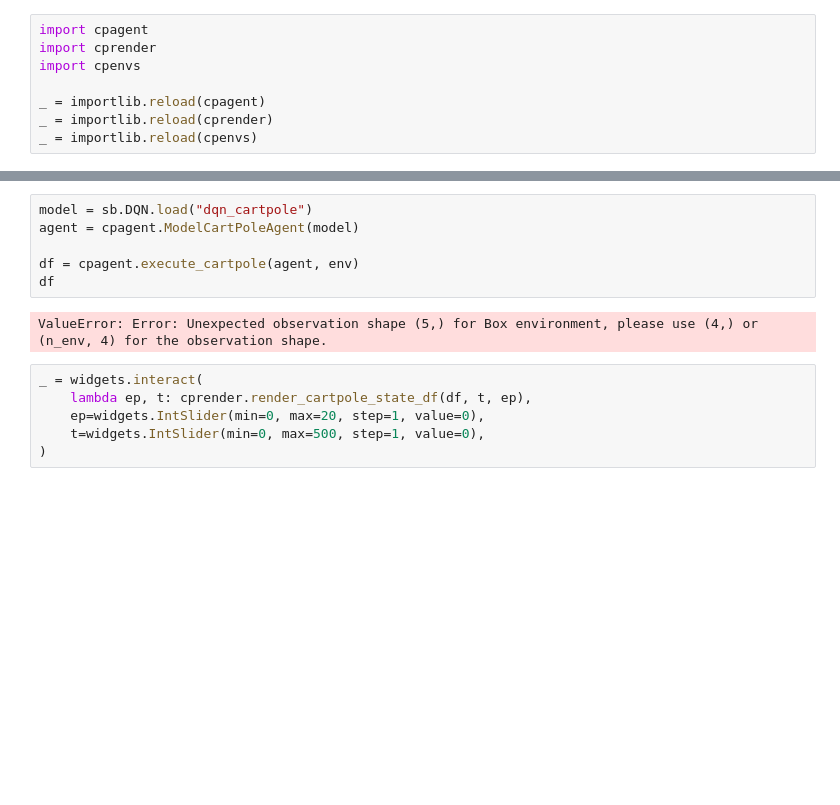
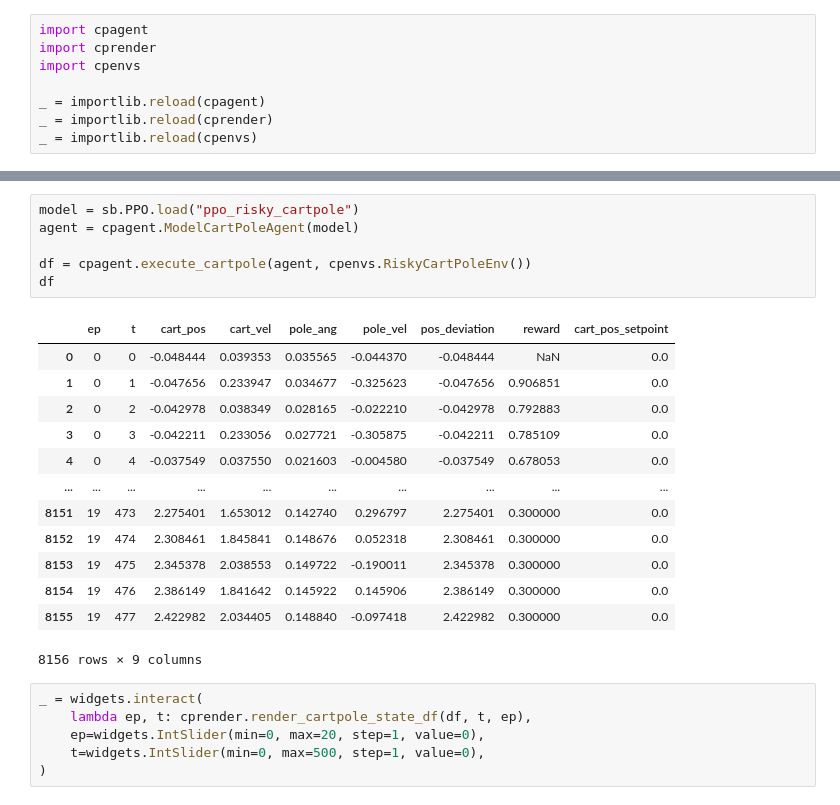
Before and after one commit to mirkoruether/studienarbeit-ml-controls, a Jupyter notebook: cartpole/cartpole_dqn.ipynb, the cells around one changed output, grey strips where cells are left out. Saved outputs shown, nothing was run; the diff lists cells and outputs as text; blank space fills up the shorter version.

```diff
--- a/cartpole/cartpole_dqn.ipynb
+++ b/cartpole/cartpole_dqn.ipynb
@@ -40,11 +33,23 @@ Reusing TensorBoard on port 6006 (pid 22172), started 0:05:44 ago. (Use '!kill 2
 # %%
-model = sb.DQN.load("dqn_cartpole")
+model = sb.PPO.load("ppo_risky_cartpole")
 agent = cpagent.ModelCartPoleAgent(model)
 
-df = cpagent.execute_cartpole(agent, env)
+df = cpagent.execute_cartpole(agent, cpenvs.RiskyCartPoleEnv())
 df
 # %% [output]
+|  | ep | t | cart_pos | cart_vel | pole_ang | pole_vel | pos_deviation | reward | cart_pos_setpoint |
+| 0 | 0 | 0 | -0.048444 | 0.039353 | 0.035565 | -0.044370 | -0.048444 | NaN | 0.0 |
+| 1 | 0 | 1 | -0.047656 | 0.233947 | 0.034677 | -0.325623 | -0.047656 | 0.906851 | 0.0 |
+| 2 | 0 | 2 | -0.042978 | 0.038349 | 0.028165 | -0.022210 | -0.042978 | 0.792883 | 0.0 |
+| 3 | 0 | 3 | -0.042211 | 0.233056 | 0.027721 | -0.305875 | -0.042211 | 0.785109 | 0.0 |
+| 4 | 0 | 4 | -0.037549 | 0.037550 | 0.021603 | -0.004580 | -0.037549 | 0.678053 | 0.0 |
+| ... | ... | ... | ... | ... | ... | ... | ... | ... | ... |
+| 8151 | 19 | 473 | 2.275401 | 1.653012 | 0.142740 | 0.296797 | 2.275401 | 0.300000 | 0.0 |
+| 8152 | 19 | 474 | 2.308461 | 1.845841 | 0.148676 | 0.052318 | 2.308461 | 0.300000 | 0.0 |
+| 8153 | 19 | 475 | 2.345378 | 2.038553 | 0.149722 | -0.190011 | 2.345378 | 0.300000 | 0.0 |
+| 8154 | 19 | 476 | 2.386149 | 1.841642 | 0.145922 | 0.145906 | 2.386149 | 0.300000 | 0.0 |
+| 8155 | 19 | 477 | 2.422982 | 2.034405 | 0.148840 | -0.097418 | 2.422982 | 0.300000 | 0.0 |
-ValueError: Error: Unexpected observation shape (5,) for Box environment, please use (4,) or (n_env, 4) for the observation shape.
+8156 rows × 9 columns
 # %%
 _ = widgets.interact(
     lambda ep, t: cprender.render_cartpole_state_df(df, t, ep),
```
Also changed, not shown: parts of 6 cells of this notebook, 6 other files.
